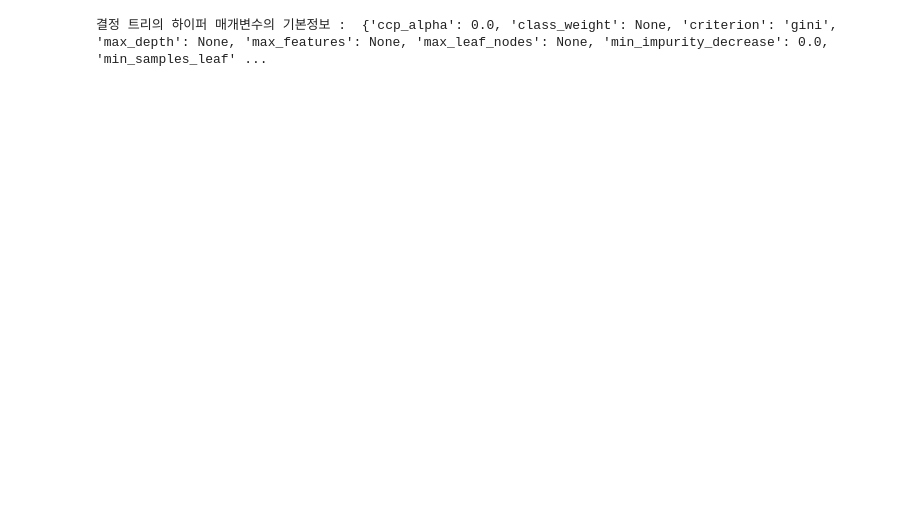
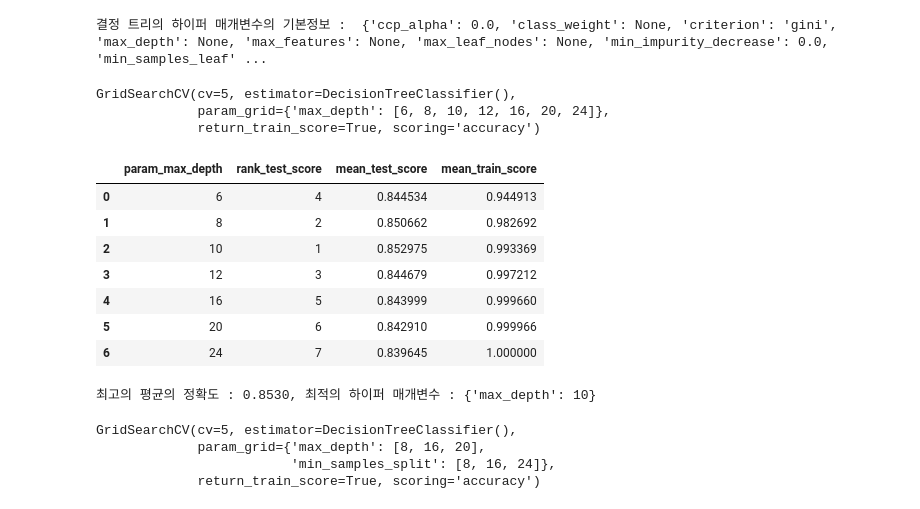
Before and after one commit to designexit/BigDataMLTest, a Jupyter notebook: 2-로지스틱회귀분석/test2.ipynb, the cells around one changed output. Drawn from its saved outputs; the diff is of its cells as text; code cells hidden in the pictures; blank space fills up the shorter version.

```diff
--- a/2-로지스틱회귀분석/test2.ipynb
+++ b/2-로지스틱회귀분석/test2.ipynb
@@ -184,0 +182,62 @@ print("결정 트리의 하이퍼 매개변수의 기본정보 : ", dt_HAR.get_p
+# %%
+# 해당 정보를 이용해서, 기본 그래프 확인.
+# 결정트리 시각화 툴 설치해서, 확인 해보기.
+from sklearn.model_selection import GridSearchCV
+
+# 규칙 노드와 결정 노드 사이의 깊이를 임의로 정해서 모델에게 넘겨주기
+# 모델은 전달받은 깊이를 스스로 학습시켜서 최적의 깊이를 찾기
+parmas = {
+  "max_depth" : [6,8,10,12,16,20,24]
+}
+
+# scoring="accuracy" : 정확도 기준
+# cv=5 : 교차검증 분할수 5번, 4개의 훈련셋, 1개의 검증으로 5번 반복
+# return_train_score=True : 훈련데이터에 대한 성능 점수를 반환 받겠다
+grid_cv = GridSearchCV(dt_HAR, param_grid=parmas, scoring="accuracy", cv=5, return_train_score=True)
+
+# 교차 검증을 이용해서 모델에 학습시키기
+grid_cv.fit(X_train, Y_train)
+# %% [output]
+GridSearchCV(cv=5, estimator=DecisionTreeClassifier(),
+             param_grid={'max_depth': [6, 8, 10, 12, 16, 20, 24]},
+             return_train_score=True, scoring='accuracy')
+# %%
+
+cv_results_df = pd.DataFrame(grid_cv.cv_results_)
+
+# cv_results_df
+
+cv_results_df[["param_max_depth","rank_test_score", "mean_test_score", "mean_train_score"]]
+# %% [output]
+|  | param_max_depth | rank_test_score | mean_test_score | mean_train_score |
+| 0 | 6 | 4 | 0.844534 | 0.944913 |
+| 1 | 8 | 2 | 0.850662 | 0.982692 |
+| 2 | 10 | 1 | 0.852975 | 0.993369 |
+| 3 | 12 | 3 | 0.844679 | 0.997212 |
+| 4 | 16 | 5 | 0.843999 | 0.999660 |
+| 5 | 20 | 6 | 0.842910 | 0.999966 |
+| 6 | 24 | 7 | 0.839645 | 1.000000 |
+# %%
+print("최고의 평균의 정확도 : {0:.4f}, 최적의 하이퍼 매개변수 : {1}".format(grid_cv.best_score_, grid_cv.best_params_))
+# %% [output]
+최고의 평균의 정확도 : 0.8530, 최적의 하이퍼 매개변수 : {'max_depth': 10}
+# %%
+# 2번째 교차 검증을 해서 조금 더 정확한 결과를 확인해 보기
+params = {
+  "max_depth" : [8,16,20],
+  "min_samples_split" : [8,16,24]
+}
+
+# 모델 학습 시키기, 옵션 설정이 동일해서, 위의 코드 재사용.
+# scoring="accuracy" -> 정확도 기준
+# cv=5 -> 교차 검증 분할수 5번, 4개의 훈련셋 , 1개의 검증 , 5번 반복
+# return_train_score= True -> 훈련 데이터에 대한 성능 점수를 반환 받겠다.
+grid_cv = GridSearchCV(dt_HAR, param_grid=params, scoring="accuracy", cv=5, return_train_score= True)
+
+# 교차 검증을 이용해서, 모델에 학습 시키기
+grid_cv.fit(X_train,Y_train)
+# %% [output]
+GridSearchCV(cv=5, estimator=DecisionTreeClassifier(),
+             param_grid={'max_depth': [8, 16, 20],
+                         'min_samples_split': [8, 16, 24]},
+             return_train_score=True, scoring='accuracy')
```
Also changed, not shown: parts of 13 cells of this notebook, 5 other files.
